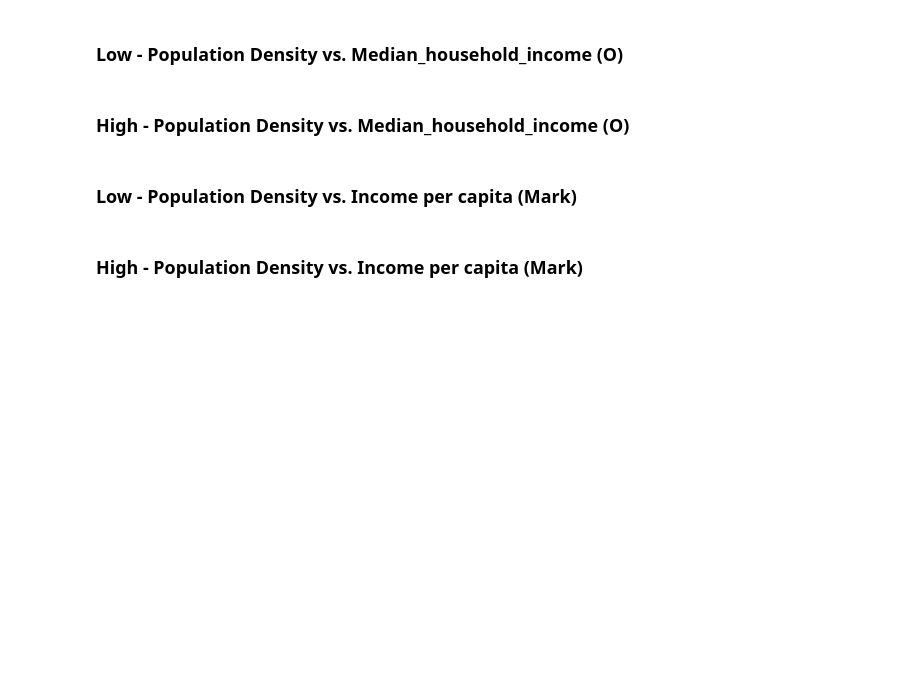
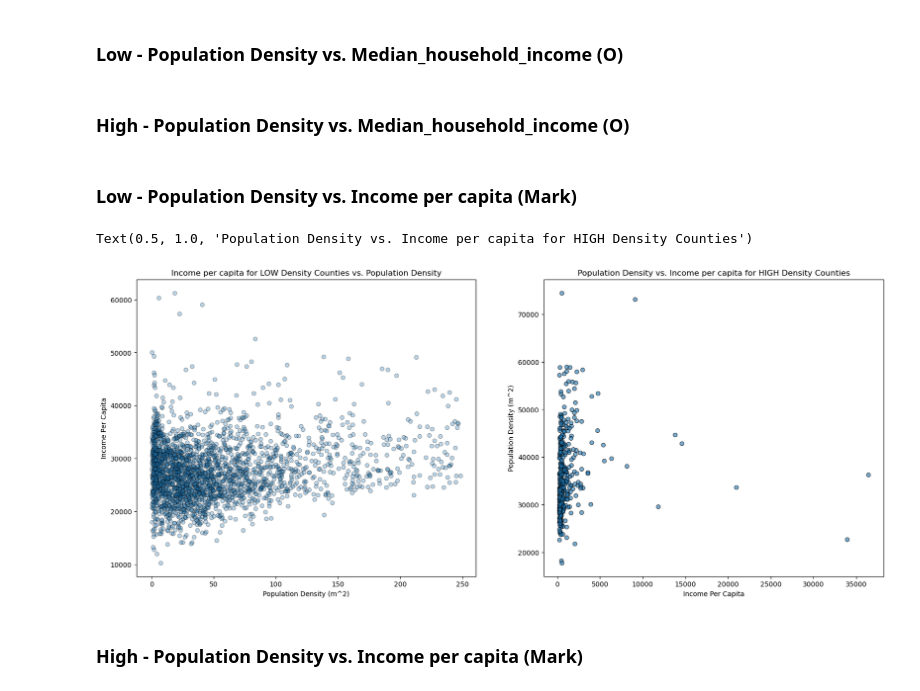
Before and after one commit to Morgen-Henry/Project-1, a Jupyter notebook: eco_health.ipynb, the cells around one changed output. Cells and saved outputs as stored; diff of their text form; code cells hidden in the pictures; blank space fills up the shorter version.

Commit message:
uploading mark's visualization

```diff
--- a/eco_health.ipynb
+++ b/eco_health.ipynb
@@ -237,5 +257,30 @@ memory usage: 458.1+ KB
 ### High - Population Density vs. Median_household_income (O)
 # %% [markdown]
 ### Low - Population Density vs. Income per capita (Mark)
+# %%
+# code to calculate linear regressions
+(m1,b1,rvalue1,pvalue1,stderr1) = linregress(low_den_df['Population Density (per m^2)'], low_den_df['Income per capita'])
+(m2,b2,rvalue2,pvalue2,stderr2) = linregress(high_den_df['Population Density (per m^2)'], high_den_df['Income per capita'])
+
+y_pred_low =
+y_pred_high =
+
+# plotting code
+fig, (ax0, ax1) = plt.subplots(ncols=2, nrows=1, figsize=(20,8))
+
+ax0.scatter(low_den_df['Population Density (per m^2)'], low_den_df['Income per capita'],
+            edgecolors = 'black', alpha = .3)
+ax0.set_ylabel("Income Per Capita")
+ax0.set_xlabel('Population Density (m^2)')
+ax0.set_title("Income per capita for LOW Density Counties vs. Population Density")
+
+ax1.scatter(high_den_df['Population Density (per m^2)'], high_den_df['Income per capita'],
+            edgecolors = 'black', alpha = .6)
+ax1.set_xlabel("Income Per Capita")
+ax1.set_ylabel('Population Density (m^2)')
+ax1.set_title("Population Density vs. Income per capita for HIGH Density Counties")
+# %% [output]
+Text(0.5, 1.0, 'Population Density vs. Income per capita for HIGH Density Counties')
+[figure, added]
 # %% [markdown]
 ### High - Population Density vs. Income per capita (Mark)
```
Also changed, not shown: parts of 1 cell of this notebook.
